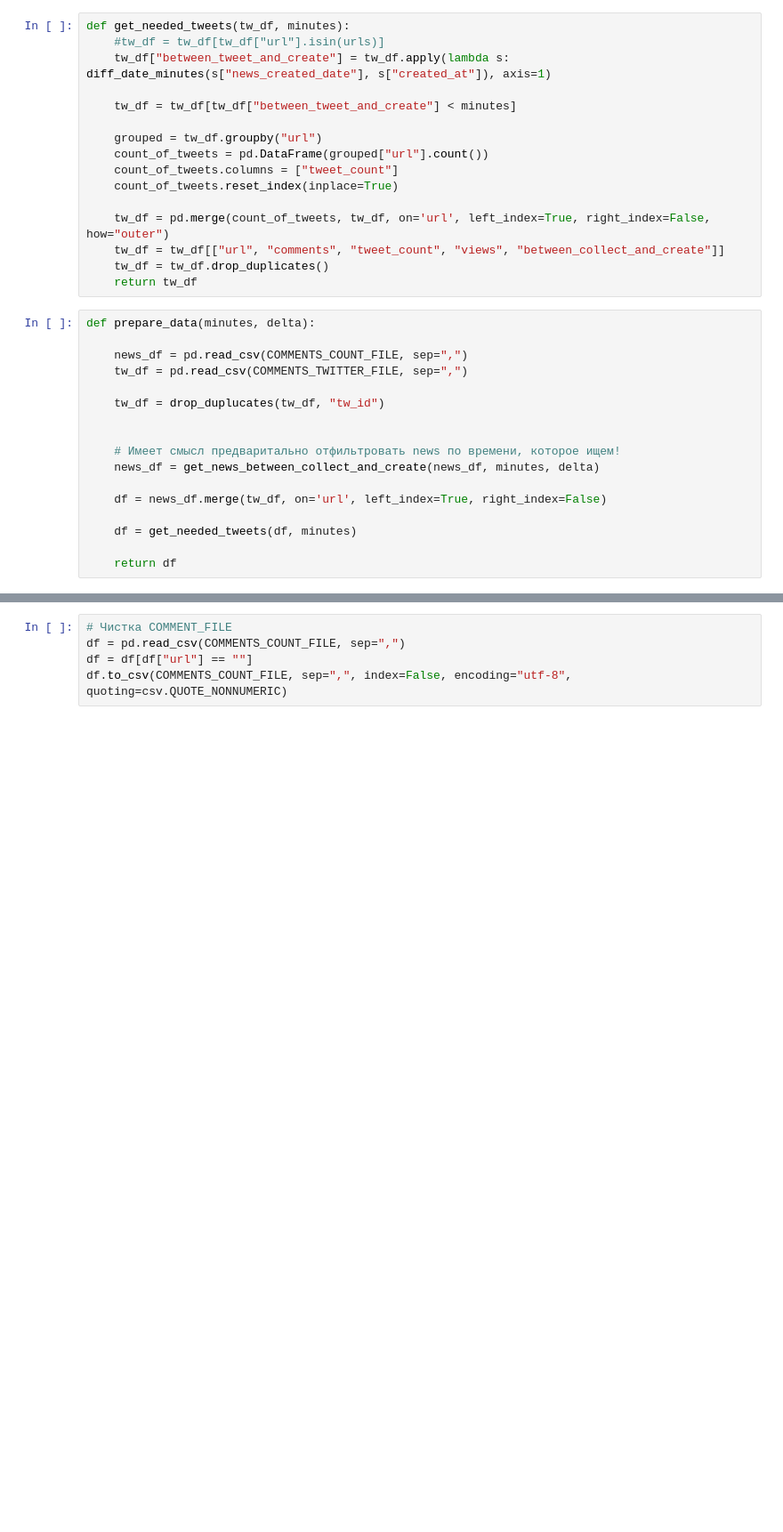
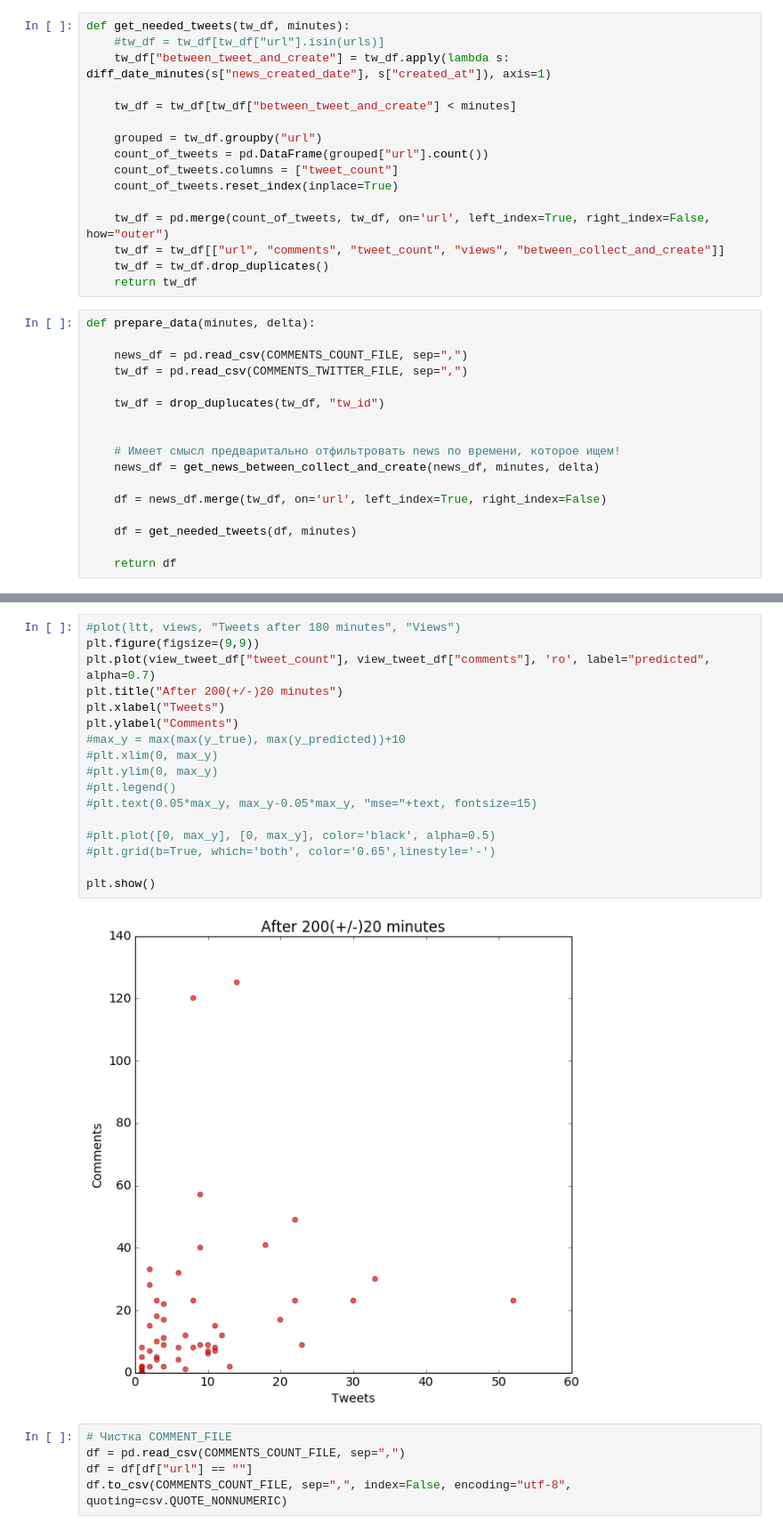
Before and after one commit to pashna/twitter_news_prediction, a Jupyter notebook: Comments and Views.ipynb, the cells around one changed output, grey strips where cells are left out. Shown: that part at 89% size. Saved outputs shown, nothing was run; the diff lists cells and outputs as text; blank space fills up the shorter version.

Commit message:
version with comments

```diff
--- a/Comments and Views.ipynb
+++ b/Comments and Views.ipynb
@@ -536,3 +566,22 @@ array([[ 1.        ,  0.23813018],
+# %%
+#plot(ltt, views, "Tweets after 180 minutes", "Views")
+plt.figure(figsize=(9,9))
+plt.plot(view_tweet_df["tweet_count"], view_tweet_df["comments"], 'ro', label="predicted", alpha=0.7)
+plt.title("After 200(+/-)20 minutes")
+plt.xlabel("Tweets")
+plt.ylabel("Comments")
+#max_y = max(max(y_true), max(y_predicted))+10
+#plt.xlim(0, max_y)
+#plt.ylim(0, max_y)
+#plt.legend()
+#plt.text(0.05*max_y, max_y-0.05*max_y, "mse="+text, fontsize=15)
+
+#plt.plot([0, max_y], [0, max_y], color='black', alpha=0.5)
+#plt.grid(b=True, which='both', color='0.65',linestyle='-')
+
+plt.show()
+# %% [output]
+[figure, added]
 # %%
 # Чистка COMMENT_FILE
 df = pd.read_csv(COMMENTS_COUNT_FILE, sep=",")
```
Also changed, not shown: parts of 11 cells of this notebook, 27 other files.
